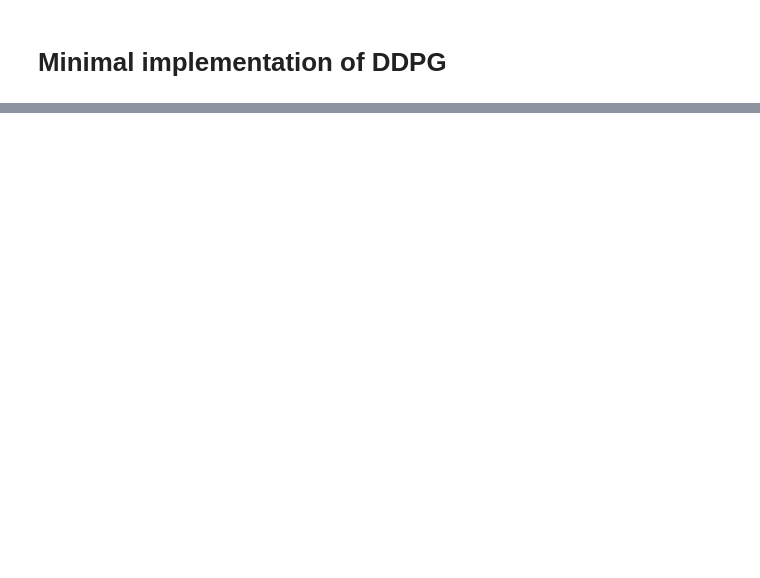
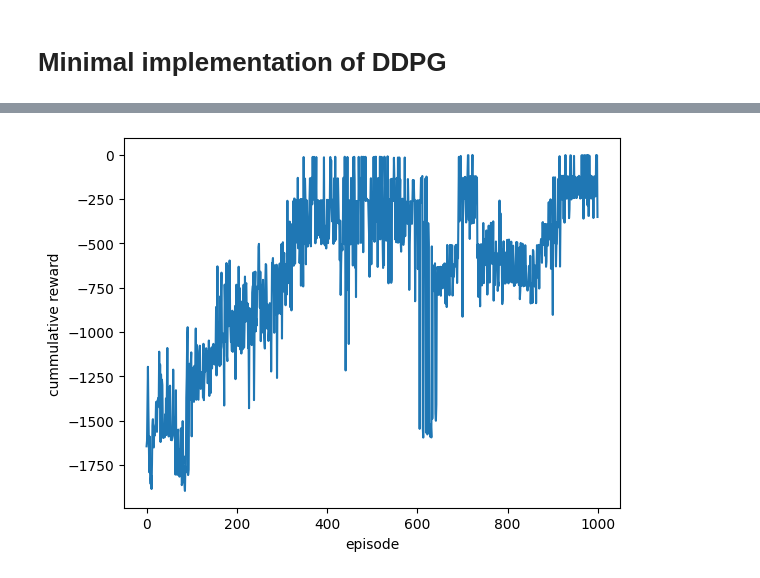
Before and after one commit to Quinten-D/RL-inverted-pendulum, a Jupyter notebook: miniproject.ipynb, the cells around one changed output, grey strips where cells are left out. Cells and saved outputs as stored; diff of their text form; code cells hidden in the pictures; blank space fills up the shorter version.

```diff
--- a/miniproject.ipynb
+++ b/miniproject.ipynb
@@ -656,0 +797,12 @@ with imageio.get_writer(ROOT_PATH + "minimal_DDPG.gif", mode='I', duration=0.1)
+# %%
+# Plot the cummulative reward of each episode
+
+y_values = cummulative_rewards
+#plt.figure(figsize=(10,12))#plt.axis([0, len(y_values), 0, 1400])
+plt.plot(range(0, len(y_values)), y_values)
+plt.ylabel("cummulative reward")
+plt.xlabel("episode")
+#plt.savefig(ROOT_PATH + "minimal_DDPG_cummulative_reward.png")
+plt.show()
+# %% [output]
+[figure, added]
```
Also changed, not shown: parts of 40 cells of this notebook.
